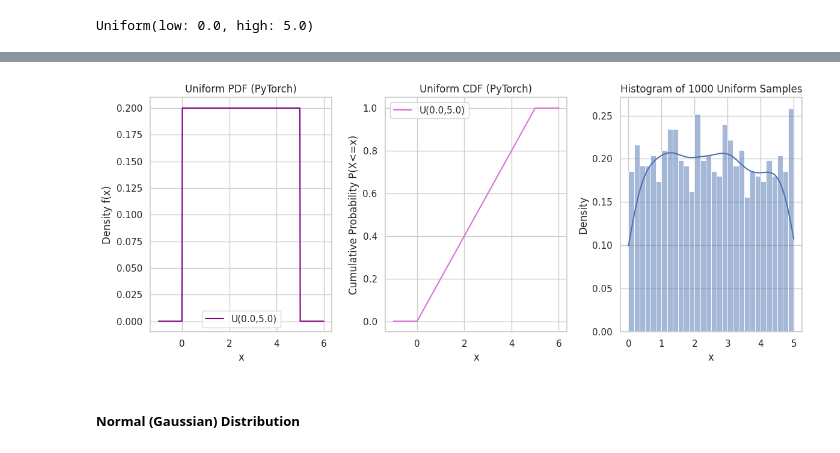
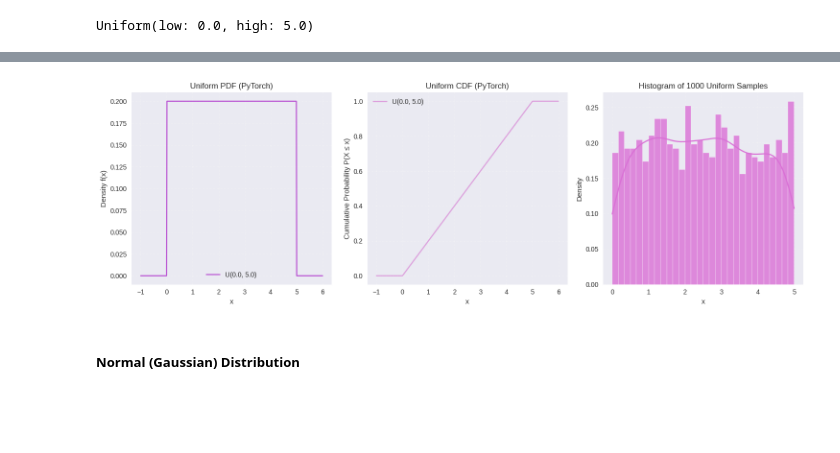
Before and after one commit to sandeshjung/Machine-Learning-Foundation, a Jupyter notebook: 00_Mathematical_foundation/probability_statistics.ipynb, the cells around one changed output, grey strips where cells are left out. Saved outputs shown, nothing was run; the diff lists cells and outputs as text; code cells hidden in the pictures; blank space fills up the shorter version.

Commit message:
refact: imrpove the pyplot chart

```diff
--- a/00_Mathematical_foundation/probability_statistics.ipynb
+++ b/00_Mathematical_foundation/probability_statistics.ipynb
@@ -168,21 +183,36 @@ k_values_categorical.numpy(), pmf_categorical.numpy()
 n_samples_cat = 1000
 samples_categorical = categorical_dist.sample(sample_shape=torch.Size([n_samples_cat]))
 # %%
+plt.style.use('seaborn-v0_8')
 plt.figure(figsize=(12, 5))
+
 plt.subplot(1, 2, 1)
-plt.bar(k_values_categorical.numpy(), pmf_categorical.numpy(), color='lightgreen', label=f'Probs={probs_categorical.numpy()}')
+plt.bar(k_values_categorical.numpy(), pmf_categorical.numpy(),
+       color='lightcoral',
+       alpha=0.8,
+       label=f'Probs={probs_categorical.numpy()}')
+
 plt.title('Categorical PMF')
 plt.xlabel('Category (k)')
 plt.ylabel('Probability P(X=k)')
 plt.xticks(k_values_categorical.numpy())
+plt.grid(alpha=0.3, linestyle='--')
 plt.legend()
 
 plt.subplot(1, 2, 2)
-sns.histplot(samples_categorical.numpy(), discrete=True, stat="probability", bins=len(probs_categorical))
+sns.histplot(samples_categorical.numpy(),
+            discrete=True,
+            stat="probability",
+            bins=len(probs_categorical),
+            color='lightcoral',
+            alpha=0.8)
+
 plt.title(f'Histogram of {n_samples_cat} Categorical Samples')
 plt.xlabel('Category')
 plt.ylabel('Frequency')
 plt.xticks(k_values_categorical.numpy())
+plt.grid(alpha=0.3, linestyle='--')
+
 plt.tight_layout()
 plt.show()
 # %% [output]
@@ -258,33 +288,48 @@ cdf_uniform_pt[x_values_uniform > high_uniform] = 1.0
 mid_indices = (x_values_uniform >= low_uniform) & (x_values_uniform <= high_uniform)
 cdf_uniform_pt[mid_indices] = (x_values_uniform[mid_indices] - low_uniform) / (high_uniform - low_uniform)
 # %%
-n_samples_uniform = 1000
-samples_uniform_pt = uniform_dist_pt.sample(sample_shape=torch.Size([n_samples_uniform]))
+plt.style.use('seaborn-v0_8')
+plt.figure(figsize=(15, 5))
 
-plt.figure(figsize=(12, 5))
+# Plot PDF
 plt.subplot(1, 3, 1)
-plt.plot(x_values_uniform.numpy(), pdf_uniform_pt.numpy(), color='purple', label=f'U({low_uniform.item()},{high_uniform.item()})')
+plt.plot(x_values_uniform.numpy(), pdf_uniform_pt.numpy(),
+         color='mediumorchid',
+         label=f'U({low_uniform.item()}, {high_uniform.item()})')
 plt.title('Uniform PDF (PyTorch)')
 plt.xlabel('x')
 plt.ylabel('Density f(x)')
+plt.grid(alpha=0.3, linestyle='--')
 plt.legend()
 
+# Plot CDF
 plt.subplot(1, 3, 2)
-plt.plot(x_values_uniform.numpy(), cdf_uniform_pt.numpy(), color='orchid', label=f'U({low_uniform.item()},{high_uniform.item()})')
+plt.plot(x_values_uniform.numpy(), cdf_uniform_pt.numpy(),
+         color='plum',
+         label=f'U({low_uniform.item()}, {high_uniform.item()})')
 plt.title('Uniform CDF (PyTorch)')
 plt.xlabel('x')
-plt.ylabel('Cumulative Probability P(X<=x)')
+plt.ylabel('Cumulative Probability P(X ≤ x)')
+plt.grid(alpha=0.3, linestyle='--')
 plt.legend()
 
+# Histogram of samples
 plt.subplot(1, 3, 3)
-sns.histplot(samples_uniform_pt.squeeze().numpy(), stat="density", bins=30, kde=True)
+sns.histplot(samples_uniform_pt.squeeze().numpy(),
+             stat="density",
+             bins=30,
+             kde=True,
+             color='orchid',
+             alpha=0.8)
 plt.title(f'Histogram of {n_samples_uniform} Uniform Samples')
 plt.xlabel('x')
 plt.ylabel('Density')
+plt.grid(alpha=0.3, linestyle='--')
+
 plt.tight_layout()
 plt.show()
 # %% [output]
-[figure, old version]
+[figure, new version]
 # %% [markdown]
 ##### Normal (Gaussian) Distribution
 # %%
```
Also changed, not shown: parts of 4 cells of this notebook.
